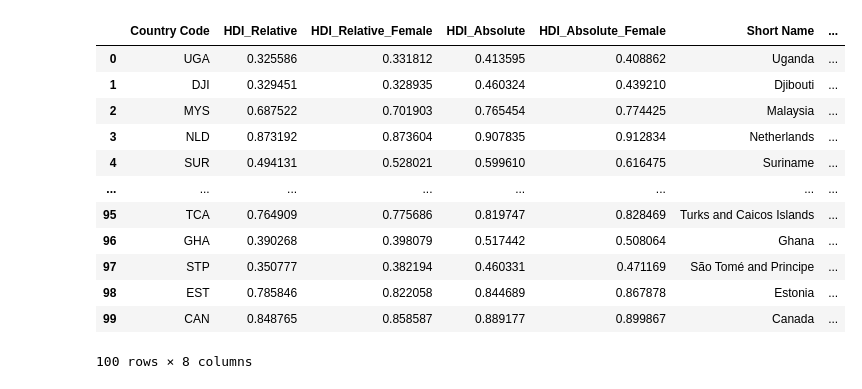
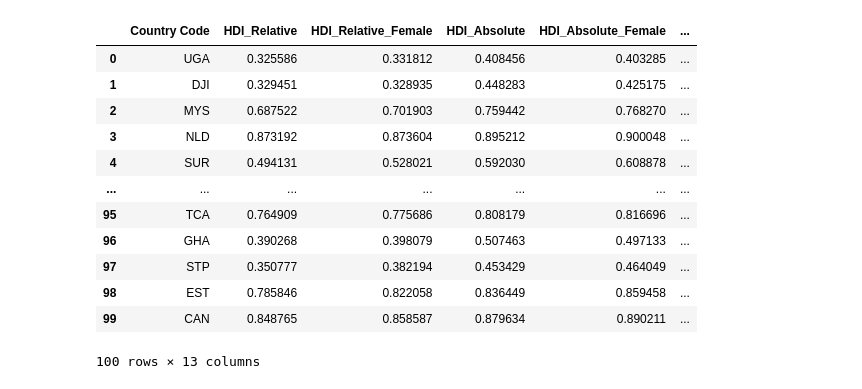
Before and after one commit to svanomm/development-econ, a Jupyter notebook: week 1 assignment/20250707 - DevEcon Assignment 1.ipynb, the cells around one changed output. Cells and saved outputs as stored; diff of their text form; code cells hidden in the pictures.

```diff
--- a/week 1 assignment/20250707 - DevEcon Assignment 1.ipynb
+++ b/week 1 assignment/20250707 - DevEcon Assignment 1.ipynb
@@ -27,6 +53,7 @@ metrics = [
     'Educational attainment, at least completed lower secondary, population 25+, female (%) (cumulative)',
     'Educational attainment, at least completed upper secondary, population 25+, female (%) (cumulative)',
     'GNI per capita, PPP (current international $)',
+    'GDP per capita, PPP (current international $)',
     'GDP, PPP (current international $)'
 ]
 
@@ -57,5 +84,6 @@ df_sample = df_metrics.sample(n=100, random_state=123)
 # Add log-income metrics
 df_sample['Log_GNI per capita, PPP'] = np.log(df_sample['GNI per capita, PPP (current international $)'])
 df_sample['Log_GDP, PPP'] = np.log(df_sample['GDP, PPP (current international $)'])
+df_sample['Log_GDP per capita, PPP'] = np.log(df_sample['GDP per capita, PPP (current international $)'])
 # %%
 metrics.append('Log_GNI per capita, PPP')
@@ -76,7 +103,7 @@ for var in ['Life expectancy at birth, total (years)','Life expectancy at birth,
 
 # Education is 0 to 15 years
 for var in ['Compulsory education, duration (years)']:
-    df_absolute[var] = (df_absolute[var] - 0) / (15 - 0)
+    df_absolute[var] = (df_absolute[var] - 0) / (18 - 0)
 
 # Education attainment is 0 to 100%
 for var in ['Educational attainment, at least completed primary, population 25+ years, total (%) (cumulative)',
@@ -124,23 +167,35 @@ df_absolute.rename(columns={
     'HDI': 'HDI_Absolute',
     'HDI_Female': 'HDI_Absolute_Female'
 }, inplace=True)
-df_absolute = df_absolute[['Country Code', 'HDI_Absolute', 'HDI_Absolute_Female']]
+df_absolute = df_absolute[['Country Code', 'HDI_Absolute', 'HDI_Absolute_Female', 'GDP, PPP (current international $)', 'Log_GDP, PPP', 'Log_GDP per capita, PPP']]
 
 df_results = pd.merge(df_relative, df_absolute, on='Country Code', how='inner')
 df_results = pd.merge(df_results, countries, on='Country Code', how='inner')
 # %%
+# Join with UN HDI data
+# String cleaning for country names
+df_results['Country'] = df_results['Short Name'].case_when([
+    (df_results['Short Name'] == 'Bahamas, The', 'The Bahamas'),
+    (df_results['Short Name'] == 'Bolivia, Plurinational State of', 'Bolivia (Plurinational State of)'),
+    (df_results['Short Name'] == 'Congo, Democratic Republic of', 'Congo (Democratic Republic of the)'),
+    (df_results['Short Name'] == 'Egypt, Arab Republic of', 'Egypt'),
+    (df_results['Short Name'] == 'Iran, Islamic Republic of', 'Iran (Islamic Republic of)'),
+    (df_results['Short Name'] == 'Kyrgyz Republic', 'Kyrgyzstan'),
+    (df_results['Short Name'] == 'Lao PDR', "Lao People's Democratic Republic")
+    ])
+df_results = pd.merge(df_results, un_hdi, on='Country', how='left')
 df_results
 # %% [output]
-|  | Country Code | HDI_Relative | HDI_Relative_Female | HDI_Absolute | HDI_Absolute_Female | Short Name | ... |
-| 0 | UGA | 0.325586 | 0.331812 | 0.413595 | 0.408862 | Uganda | ... |
-| 1 | DJI | 0.329451 | 0.328935 | 0.460324 | 0.439210 | Djibouti | ... |
-| 2 | MYS | 0.687522 | 0.701903 | 0.765454 | 0.774425 | Malaysia | ... |
-| 3 | NLD | 0.873192 | 0.873604 | 0.907835 | 0.912834 | Netherlands | ... |
-| 4 | SUR | 0.494131 | 0.528021 | 0.599610 | 0.616475 | Suriname | ... |
-| ... | ... | ... | ... | ... | ... | ... | ... |
-| 95 | TCA | 0.764909 | 0.775686 | 0.819747 | 0.828469 | Turks and Caicos Islands | ... |
-| 96 | GHA | 0.390268 | 0.398079 | 0.517442 | 0.508064 | Ghana | ... |
-| 97 | STP | 0.350777 | 0.382194 | 0.460331 | 0.471169 | São Tomé and Principe | ... |
-| 98 | EST | 0.785846 | 0.822058 | 0.844689 | 0.867878 | Estonia | ... |
-| 99 | CAN | 0.848765 | 0.858587 | 0.889177 | 0.899867 | Canada | ... |
+|  | Country Code | HDI_Relative | HDI_Relative_Female | HDI_Absolute | HDI_Absolute_Female | ... |
+| 0 | UGA | 0.325586 | 0.331812 | 0.408456 | 0.403285 | ... |
+| 1 | DJI | 0.329451 | 0.328935 | 0.448283 | 0.425175 | ... |
+| 2 | MYS | 0.687522 | 0.701903 | 0.759442 | 0.768270 | ... |
+| 3 | NLD | 0.873192 | 0.873604 | 0.895212 | 0.900048 | ... |
+| 4 | SUR | 0.494131 | 0.528021 | 0.592030 | 0.608878 | ... |
+| ... | ... | ... | ... | ... | ... | ... |
+| 95 | TCA | 0.764909 | 0.775686 | 0.808179 | 0.816696 | ... |
+| 96 | GHA | 0.390268 | 0.398079 | 0.507463 | 0.497133 | ... |
+| 97 | STP | 0.350777 | 0.382194 | 0.453429 | 0.464049 | ... |
+| 98 | EST | 0.785846 | 0.822058 | 0.836449 | 0.859458 | ... |
+| 99 | CAN | 0.848765 | 0.858587 | 0.879634 | 0.890211 | ... |
-100 rows × 8 columns
+100 rows × 13 columns
```
Also changed, not shown: parts of 13 cells of this notebook, 6 other files.
